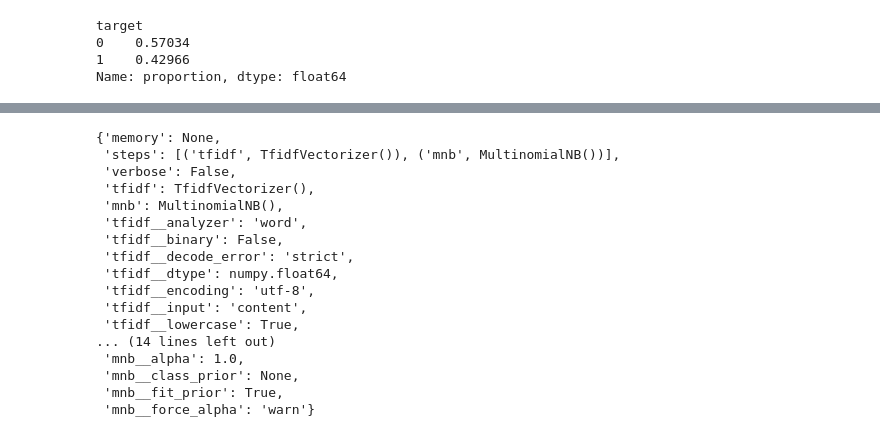
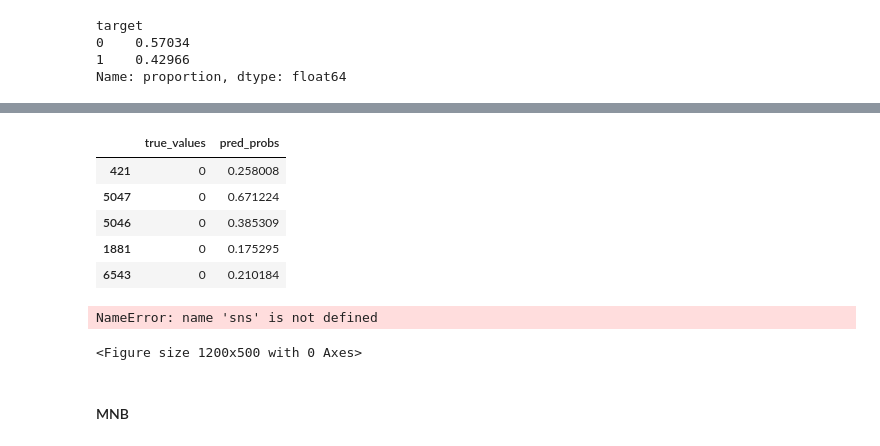
Before and after one commit to polinamin/disaster_recognition, a Jupyter notebook: Arjun_EDA.ipynb, the cells around one changed output, grey strips where cells are left out. Saved outputs shown, nothing was run; the diff lists cells and outputs as text; code cells hidden in the pictures.

```diff
--- a/Arjun_EDA.ipynb
+++ b/Arjun_EDA.ipynb
@@ -43,3 +114,32 @@ Name: proportion, dtype: float64
+# %%
+pred_df = pd.DataFrame({'true_values': y_test,
+                        'pred_probs': gs_lr.predict_proba(X_test)[:,1]})
+
+pred_df.head()
+# %% [output]
+|  | true_values | pred_probs |
+| 421 | 0 | 0.258008 |
+| 5047 | 0 | 0.671224 |
+| 5046 | 0 | 0.385309 |
+| 1881 | 0 | 0.175295 |
+| 6543 | 0 | 0.210184 |
+# %%
+plt.figure(figsize = (12, 5))
+
+# plot distributions of predicted probabilities by actual values
+for group in pred_df.groupby('true_values'):
+    sns.displot(group[1], kde = False, bins = 20, label = f'Actual Outcome = {group[0]}')
+
+# Add cutoff line
+plt.axvline(0.2, color = 'black', linestyle = '--')
+
+plt.xlabel('Predicted Probability that Outcome = 1')
+plt.legend();
+# %% [output]
+NameError: name 'sns' is not defined
+<Figure size 1200x500 with 0 Axes>
+# %% [markdown]
+#### MNB
 # %%
 pipe =Pipeline([
     ('tfidf', TfidfVectorizer()),
@@ -47,23 +147,3 @@ pipe =Pipeline([
 ])
-# %%
-pipe.get_params()
-# %% [output]
-{'memory': None,
- 'steps': [('tfidf', TfidfVectorizer()), ('mnb', MultinomialNB())],
- 'verbose': False,
- 'tfidf': TfidfVectorizer(),
- 'mnb': MultinomialNB(),
- 'tfidf__analyzer': 'word',
- 'tfidf__binary': False,
- 'tfidf__decode_error': 'strict',
- 'tfidf__dtype': numpy.float64,
- 'tfidf__encoding': 'utf-8',
- 'tfidf__input': 'content',
- 'tfidf__lowercase': True,
-... (14 lines left out)
- 'mnb__alpha': 1.0,
- 'mnb__class_prior': None,
- 'mnb__fit_prior': True,
- 'mnb__force_alpha': 'warn'}
 # %%
 pipe_params = {
```
Also changed, not shown: parts of 21 cells of this notebook.
